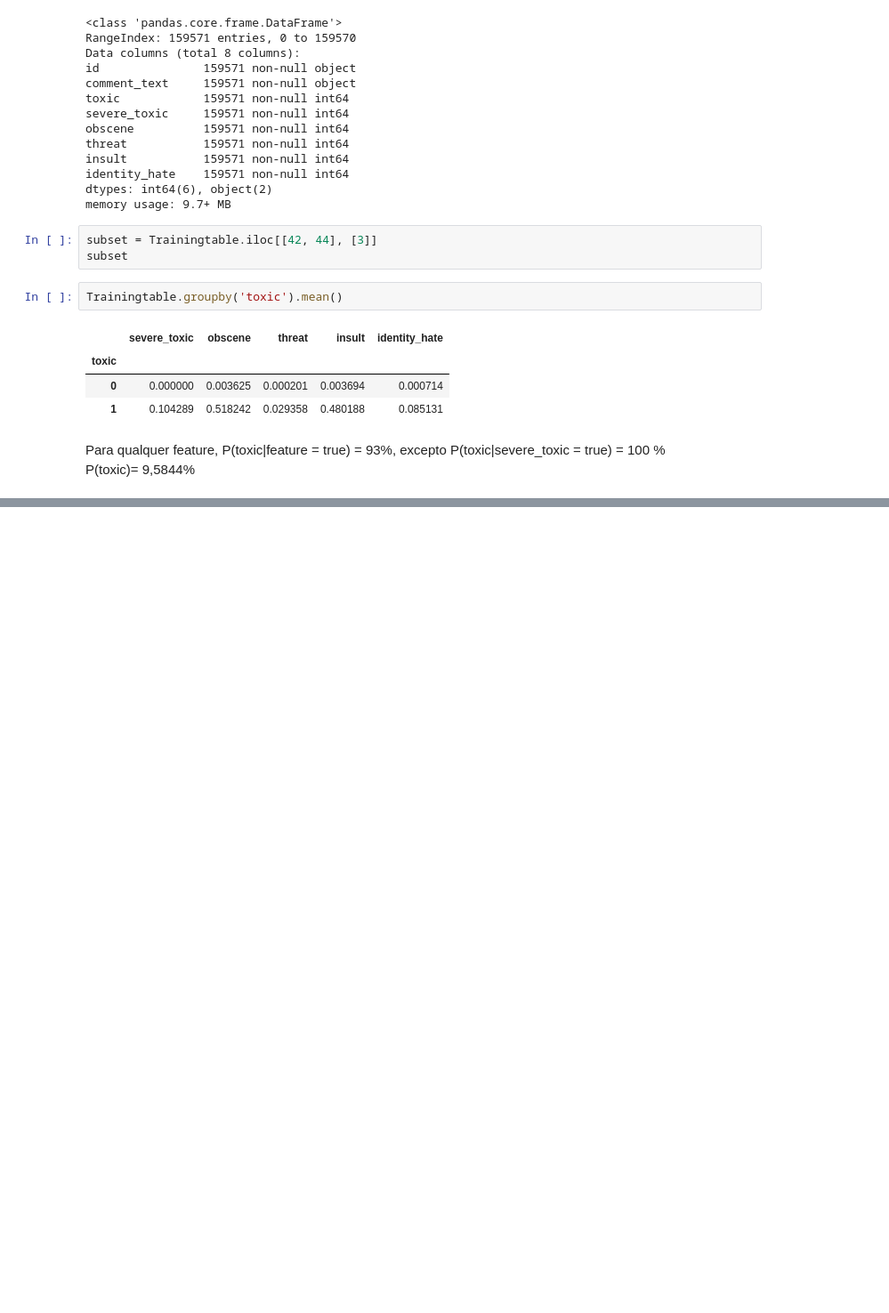
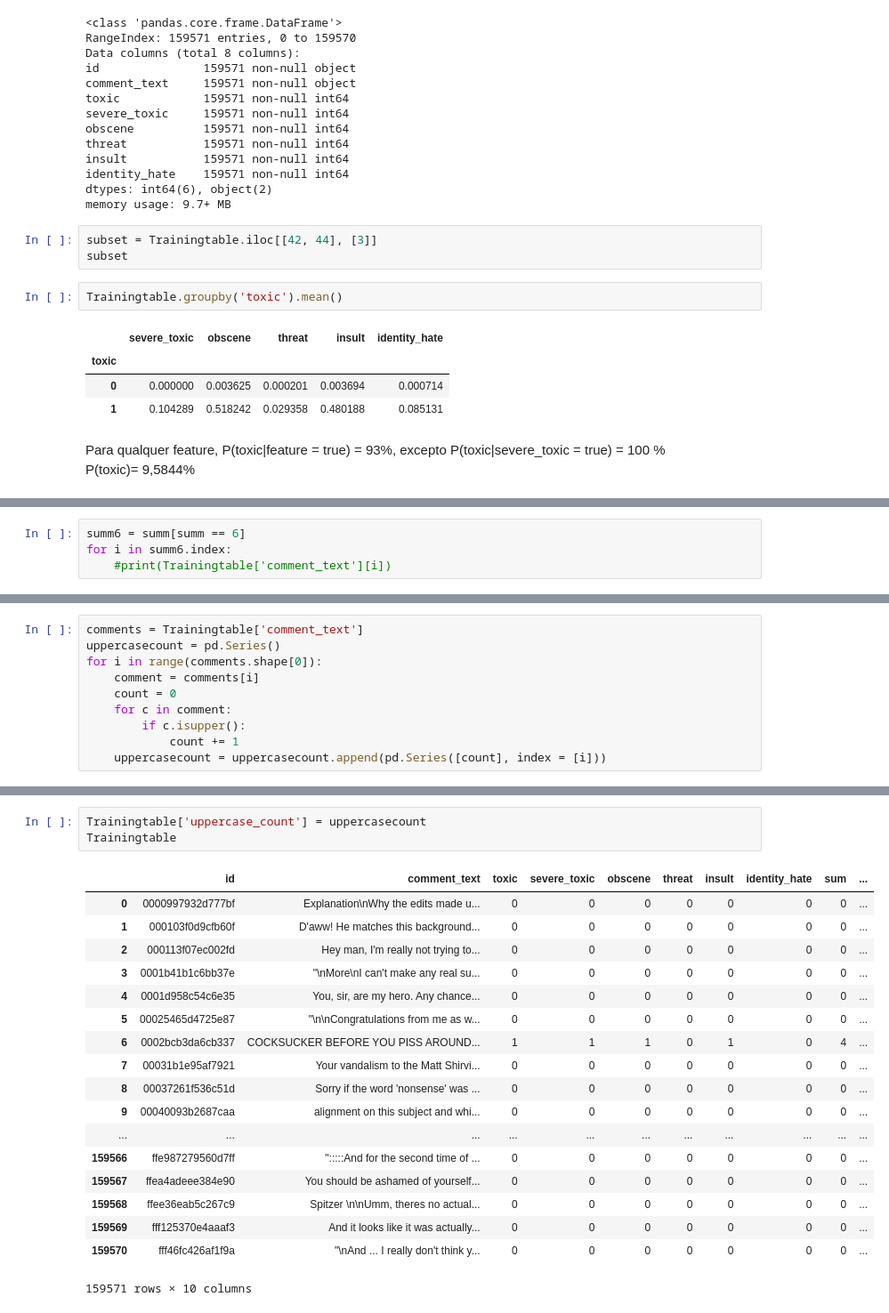
Before and after one commit to sgpjesus/NLP-Problem-Set-1, a Jupyter notebook: Toxic Comments.ipynb, the cells around one changed output, grey strips where cells are left out. Shown: that part at 89% size. Drawn from its saved outputs; the diff is of its cells as text; blank space fills up the shorter version.

```diff
--- a/Toxic Comments.ipynb
+++ b/Toxic Comments.ipynb
@@ -96,0 +173,4 @@ Trainingtable.groupby('toxic').mean()
+# %%
+summ6 = summ[summ == 6]
+for i in summ6.index:
+    #print(Trainingtable['comment_text'][i])
@@ -96,0 +179,10 @@ Trainingtable.groupby('toxic').mean()
+# %%
+comments = Trainingtable['comment_text']
+uppercasecount = pd.Series()
+for i in range(comments.shape[0]):
+    comment = comments[i]
+    count = 0
+    for c in comment:
+        if c.isupper():
+            count += 1
+    uppercasecount = uppercasecount.append(pd.Series([count], index = [i]))
@@ -96,0 +203,22 @@ Trainingtable.groupby('toxic').mean()
+# %%
+Trainingtable['uppercase_count'] = uppercasecount
+Trainingtable
+# %% [output]
+|  | id | comment_text | toxic | severe_toxic | obscene | threat | insult | identity_hate | sum | ... |
+| 0 | 0000997932d777bf | Explanation\nWhy the edits made u... | 0 | 0 | 0 | 0 | 0 | 0 | 0 | ... |
+| 1 | 000103f0d9cfb60f | D'aww! He matches this background... | 0 | 0 | 0 | 0 | 0 | 0 | 0 | ... |
+| 2 | 000113f07ec002fd | Hey man, I'm really not trying to... | 0 | 0 | 0 | 0 | 0 | 0 | 0 | ... |
+| 3 | 0001b41b1c6bb37e | "\nMore\nI can't make any real su... | 0 | 0 | 0 | 0 | 0 | 0 | 0 | ... |
+| 4 | 0001d958c54c6e35 | You, sir, are my hero. Any chance... | 0 | 0 | 0 | 0 | 0 | 0 | 0 | ... |
+| 5 | 00025465d4725e87 | "\n\nCongratulations from me as w... | 0 | 0 | 0 | 0 | 0 | 0 | 0 | ... |
+| 6 | 0002bcb3da6cb337 | COCKSUCKER BEFORE YOU PISS AROUND... | 1 | 1 | 1 | 0 | 1 | 0 | 4 | ... |
+| 7 | 00031b1e95af7921 | Your vandalism to the Matt Shirvi... | 0 | 0 | 0 | 0 | 0 | 0 | 0 | ... |
+| 8 | 00037261f536c51d | Sorry if the word 'nonsense' was ... | 0 | 0 | 0 | 0 | 0 | 0 | 0 | ... |
+| 9 | 00040093b2687caa | alignment on this subject and whi... | 0 | 0 | 0 | 0 | 0 | 0 | 0 | ... |
+| ... | ... | ... | ... | ... | ... | ... | ... | ... | ... | ... |
+| 159566 | ffe987279560d7ff | ":::::And for the second time of ... | 0 | 0 | 0 | 0 | 0 | 0 | 0 | ... |
+| 159567 | ffea4adeee384e90 | You should be ashamed of yourself... | 0 | 0 | 0 | 0 | 0 | 0 | 0 | ... |
+| 159568 | ffee36eab5c267c9 | Spitzer \n\nUmm, theres no actual... | 0 | 0 | 0 | 0 | 0 | 0 | 0 | ... |
+| 159569 | fff125370e4aaaf3 | And it looks like it was actually... | 0 | 0 | 0 | 0 | 0 | 0 | 0 | ... |
+| 159570 | fff46fc426af1f9a | "\nAnd ... I really don't think y... | 0 | 0 | 0 | 0 | 0 | 0 | 0 | ... |
+159571 rows × 10 columns
```
Also changed, not shown: parts of 16 cells of this notebook.
